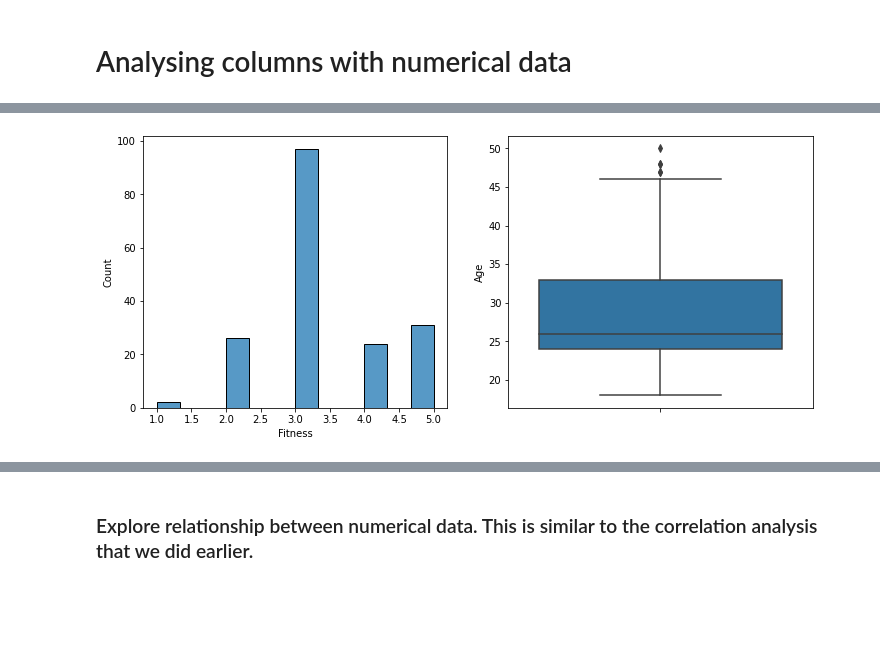
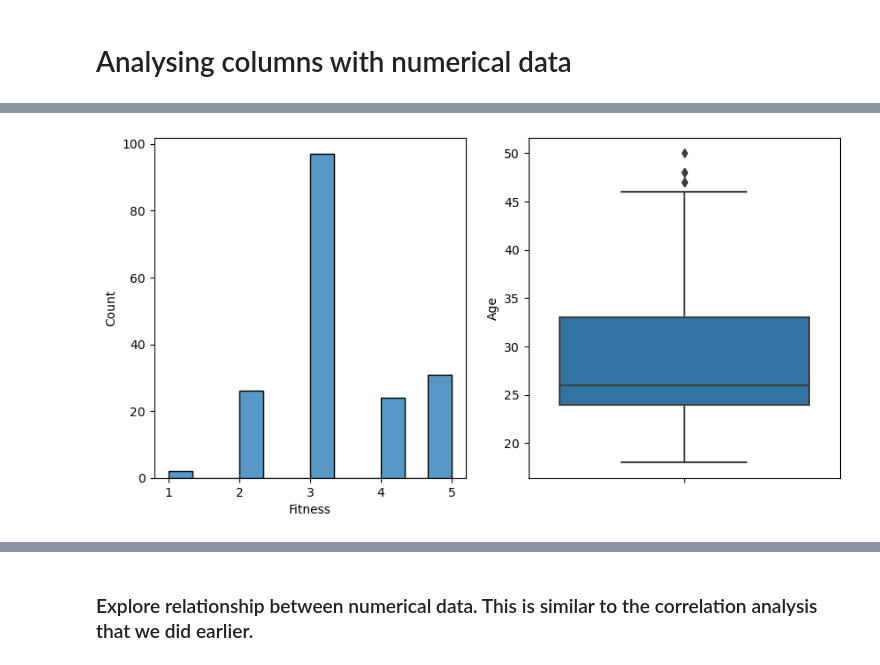
Before and after one commit to Annerquaye/gym-equipment, a Jupyter notebook: Gym_Equipment_Analysis.ipynb, the cells around one changed output, grey strips where cells are left out. Drawn from its saved outputs; the diff is of its cells as text; code cells hidden in the pictures; blank space fills up the shorter version.

```diff
--- a/Gym_Equipment_Analysis.ipynb
+++ b/Gym_Equipment_Analysis.ipynb
@@ -8,7 +8,7 @@ from sklearn.model_selection import train_test_split # Creating training and tes
 from sklearn.linear_model import LinearRegression # Model
 import plotly.express as px
 # %%
-df = pd.read_csv("/content/CardioGoodFitness.csv", index_col=False)
+df = pd.read_csv("CardioGoodFitness.csv", index_col=False)
 # %% [markdown]
 ### Exploring the dataset to find out what it contains.
 
@@ -234,9 +220,9 @@ plt.show()
 # %%
-plt.figure(figsize = (12,5))   #Image dimensions
+plt.figure(figsize = (10,5))   #Image dimensions
 plt.subplot(1,2,1)              # specifying the placement of the 1st subplot
 sns.histplot(df.Fitness)          # creating a histplot as the 1st subplot
 plt.subplot(1,2,2)              # specifying the placement of the 2nd subplot
 sns.boxplot(y = df.Age)       # creating a boxplot as the 2nd subplot
 plt.show()
 # %% [output]
-[figure, old version]
+[figure, new version]
```
Also changed, not shown: parts of 14 cells of this notebook.
